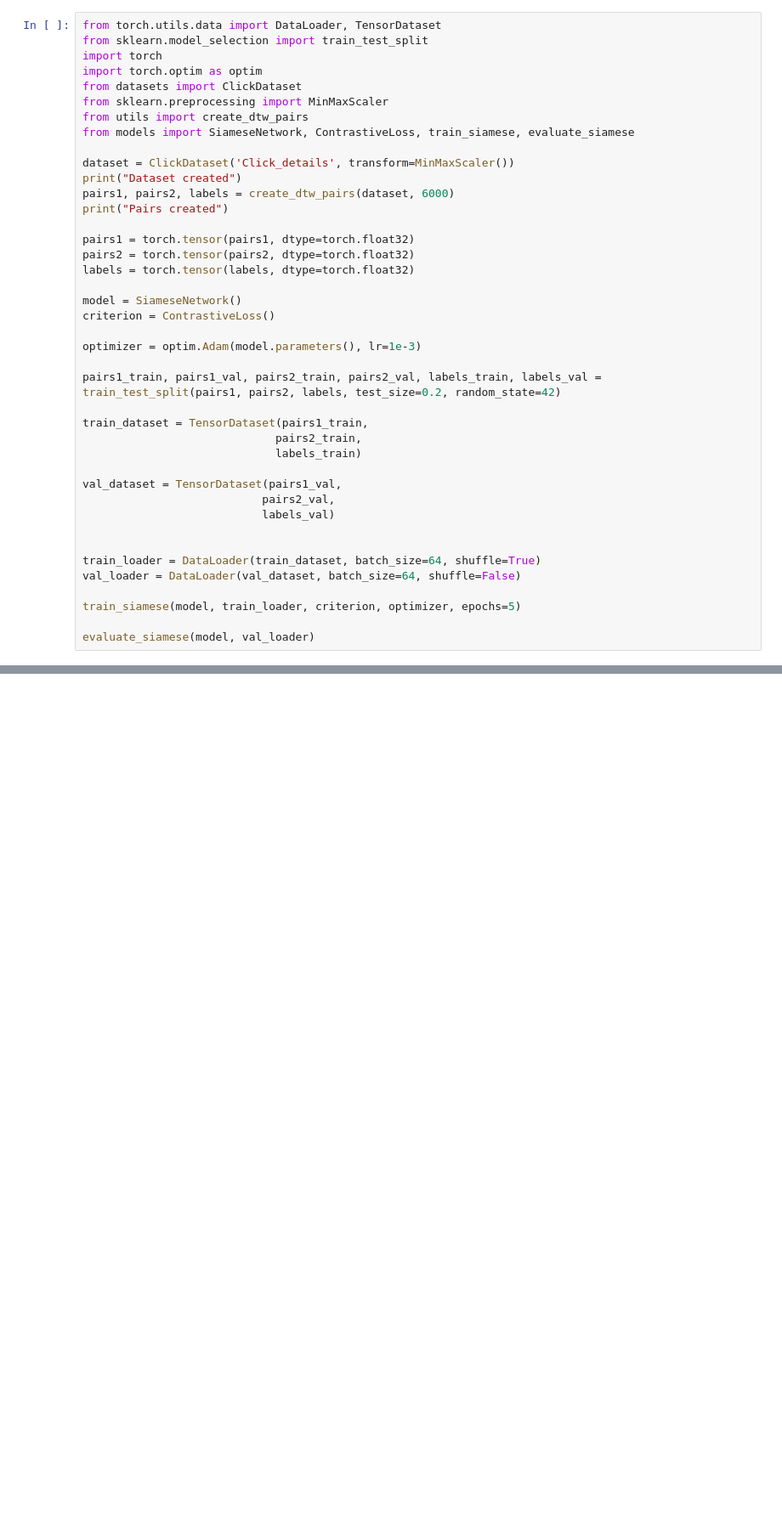
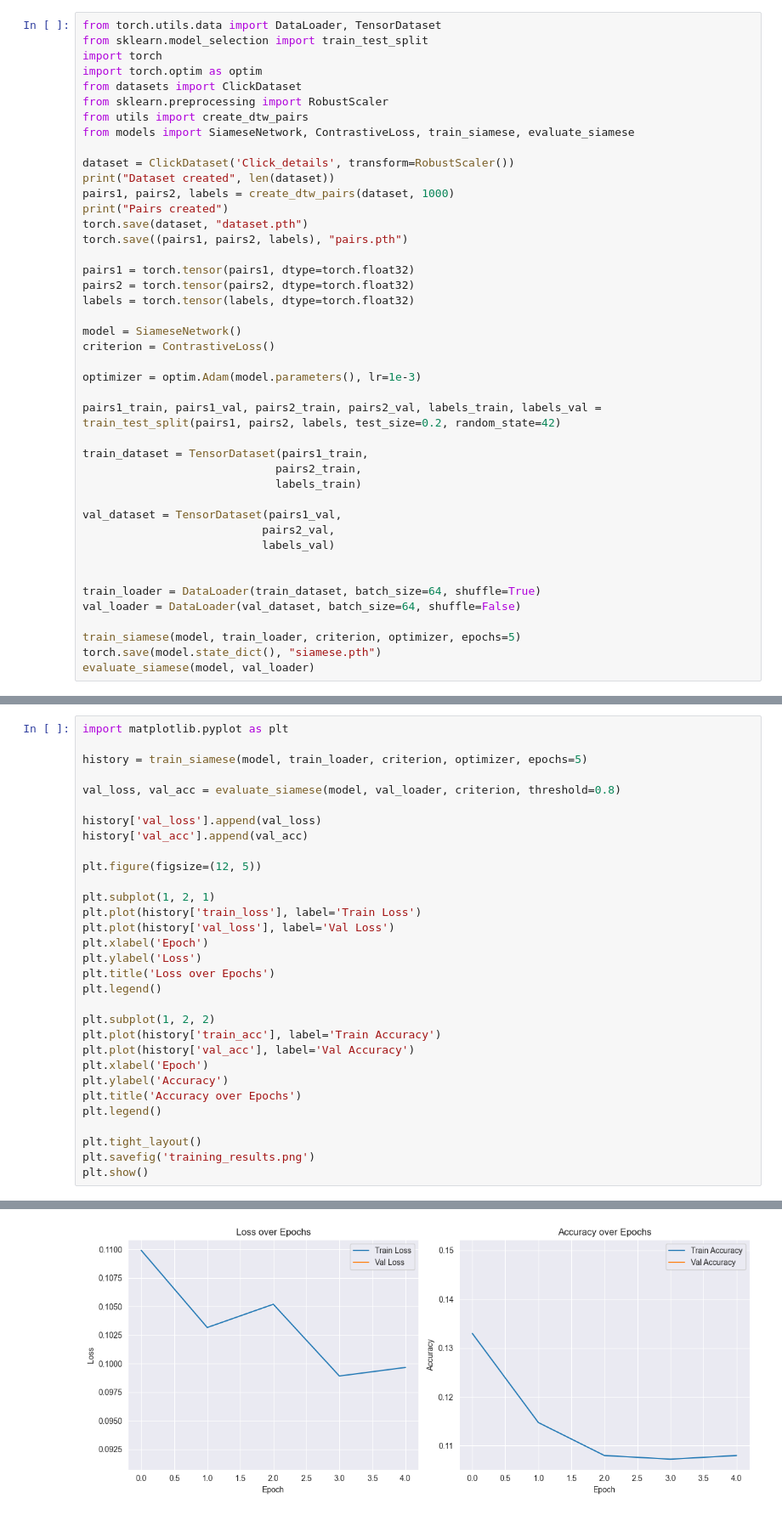
Before and after one commit to ViktoryaK/Classification_of_Black_Sea_Harbour_Porpoise_Acoustic_Signals, a Jupyter notebook: train2.ipynb, the cells around one changed output, grey strips where cells are left out. Shown: that part at 85% size. Cells and saved outputs as stored; diff of their text form; blank space fills up the shorter version.

```diff
--- a/train2.ipynb
+++ b/train2.ipynb
@@ -4,14 +4,16 @@ from sklearn.model_selection import train_test_split
 import torch
 import torch.optim as optim
 from datasets import ClickDataset
-from sklearn.preprocessing import MinMaxScaler
+from sklearn.preprocessing import RobustScaler
 from utils import create_dtw_pairs
 from models import SiameseNetwork, ContrastiveLoss, train_siamese, evaluate_siamese
 
-dataset = ClickDataset('Click_details', transform=MinMaxScaler())
-print("Dataset created")
-pairs1, pairs2, labels = create_dtw_pairs(dataset, 6000)
+dataset = ClickDataset('Click_details', transform=RobustScaler())
+print("Dataset created", len(dataset))
+pairs1, pairs2, labels = create_dtw_pairs(dataset, 1000)
 print("Pairs created")
+torch.save(dataset, "dataset.pth")
+torch.save((pairs1, pairs2, labels), "pairs.pth")
 
 pairs1 = torch.tensor(pairs1, dtype=torch.float32)
 pairs2 = torch.tensor(pairs2, dtype=torch.float32)
@@ -37,6 +39,6 @@ train_loader = DataLoader(train_dataset, batch_size=64, shuffle=True)
 val_loader = DataLoader(val_dataset, batch_size=64, shuffle=False)
 
 train_siamese(model, train_loader, criterion, optimizer, epochs=5)
-
+torch.save(model.state_dict(), "siamese.pth")
 evaluate_siamese(model, val_loader)
 # %% [output]
@@ -43,0 +328,32 @@ NameError: name 'ClickDataset' is not defined
+# %%
+import matplotlib.pyplot as plt
+
+history = train_siamese(model, train_loader, criterion, optimizer, epochs=5)
+
+val_loss, val_acc = evaluate_siamese(model, val_loader, criterion, threshold=0.8)
+
+history['val_loss'].append(val_loss)
+history['val_acc'].append(val_acc)
+
+plt.figure(figsize=(12, 5))
+
+plt.subplot(1, 2, 1)
+plt.plot(history['train_loss'], label='Train Loss')
+plt.plot(history['val_loss'], label='Val Loss')
+plt.xlabel('Epoch')
+plt.ylabel('Loss')
+plt.title('Loss over Epochs')
+plt.legend()
+
+plt.subplot(1, 2, 2)
+plt.plot(history['train_acc'], label='Train Accuracy')
+plt.plot(history['val_acc'], label='Val Accuracy')
+plt.xlabel('Epoch')
+plt.ylabel('Accuracy')
+plt.title('Accuracy over Epochs')
+plt.legend()
+
+plt.tight_layout()
+plt.savefig('training_results.png')
+plt.show()
+# %% [output]
@@ -43,0 +368 @@ NameError: name 'ClickDataset' is not defined
+[figure, added]
```
Also changed, not shown: parts of 6 cells of this notebook, 7 other files.
